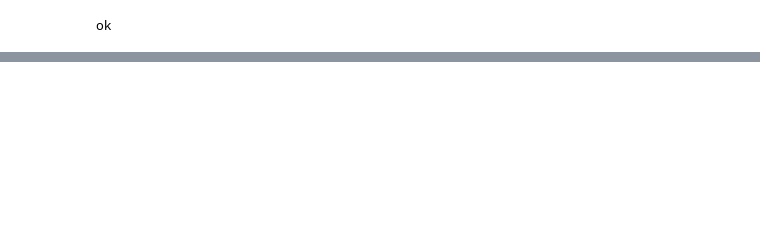
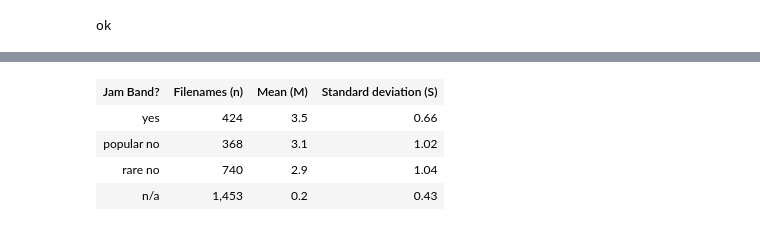
Before and after one commit to raddick/musical-folksonomy, a Jupyter notebook: folksonomy.ipynb, the cells around one changed output, grey strips where cells are left out. Saved outputs shown, nothing was run; the diff lists cells and outputs as text; code cells hidden in the pictures; blank space fills up the shorter version.

```diff
--- a/folksonomy.ipynb
+++ b/folksonomy.ipynb
@@ -797,0 +886,45 @@ maybe (m = 3.73) vs. no (m = 3.01): t=-5.862, p=0.000.
+# %%
+music_df = music_df_bk
+music_df['band'] = music_df['band'].fillna('blank')
+
+jambands_df = pandas.read_csv('jambands/jambands.csv')
+jambands_df.loc[jambands_df['jamband'] == 'maybe', 'jamband'] = 'yes'
+music_df = music_df.reset_index().merge(jambands_df, on='band', how='left').set_index('ID')
+music_df.loc[(music_df['band'].apply(lambda x: x not in ['blank', 'notband', 'unknown'])) & (music_df['jamband'].isnull()), 'jamband'] = 'no'
+music_df['jamband'] = music_df['jamband'].fillna('n/a')
+
+small_sample_cutoff_value = 4
+
+stats_allbands_df = music_df.groupby('band')['score'].describe()
+
+stats_df = stats_allbands_df[stats_allbands_df['count'] >= small_sample_cutoff_value]
+
+miscbandlist = stats_allbands_df[~stats_allbands_df.index.isin(stats_df.index)].index.values.tolist()
+
+#print('ok')
+music_df.loc[(music_df['jamband'] == 'no') & (~music_df['band'].isin(miscbandlist)), 'jamband'] = 'popular no'
+music_df.loc[(music_df['jamband'] == 'no') & (music_df['band'].isin(miscbandlist)), 'jamband'] = 'rare no'
+
+music_df['jamband'] = music_df['jamband'].fillna('n/a')
+jamband_stats_df = music_df.groupby('jamband')['score'].describe()
+
+newindex = pandas.Index(['yes', 'popular no', 'rare no', 'n/a'])
+jamband_stats_df = jamband_stats_df.reindex(newindex)
+htmlstring = '<table>'
+#htmlstring += '<tr><th>Band</th><th>Count (n)</th><th>Mean (M)</th><th>Standard deviation (S)</th><th>Minimum</th><th>25th percentile</th><th>Median</th><th>75th percentile</th><th>Maximum</th></tr>'
+htmlstring += '<tr><th>Jam Band?</th><th>Filenames (n)</th><th>Mean (M)</th><th>Standard deviation (S)</th>'
+for thisband, thisrow in jamband_stats_df[['count', 'mean', 'std']].iterrows():
+    htmlstring += '<tr>'
+    htmlstring += '<td>{:}</td>'.format(thisband)
+    htmlstring += '<td>{:,.0f}</td>'.format(thisrow['count'])
+    htmlstring += '<td>{:.1f}</td>'.format(thisrow['mean'])
+    htmlstring += '<td>{:.2f}</td>'.format(thisrow['std'])
+    htmlstring += '</tr>'
+htmlstring += '</table>'
+display(HTML(htmlstring))
+# %% [output]
+| Jam Band? | Filenames (n) | Mean (M) | Standard deviation (S) |
+| yes | 424 | 3.5 | 0.66 |
+| popular no | 368 | 3.1 | 1.02 |
+| rare no | 740 | 2.9 | 1.04 |
+| n/a | 1,453 | 0.2 | 0.43 |
```
Also changed, not shown: parts of 15 cells of this notebook.
